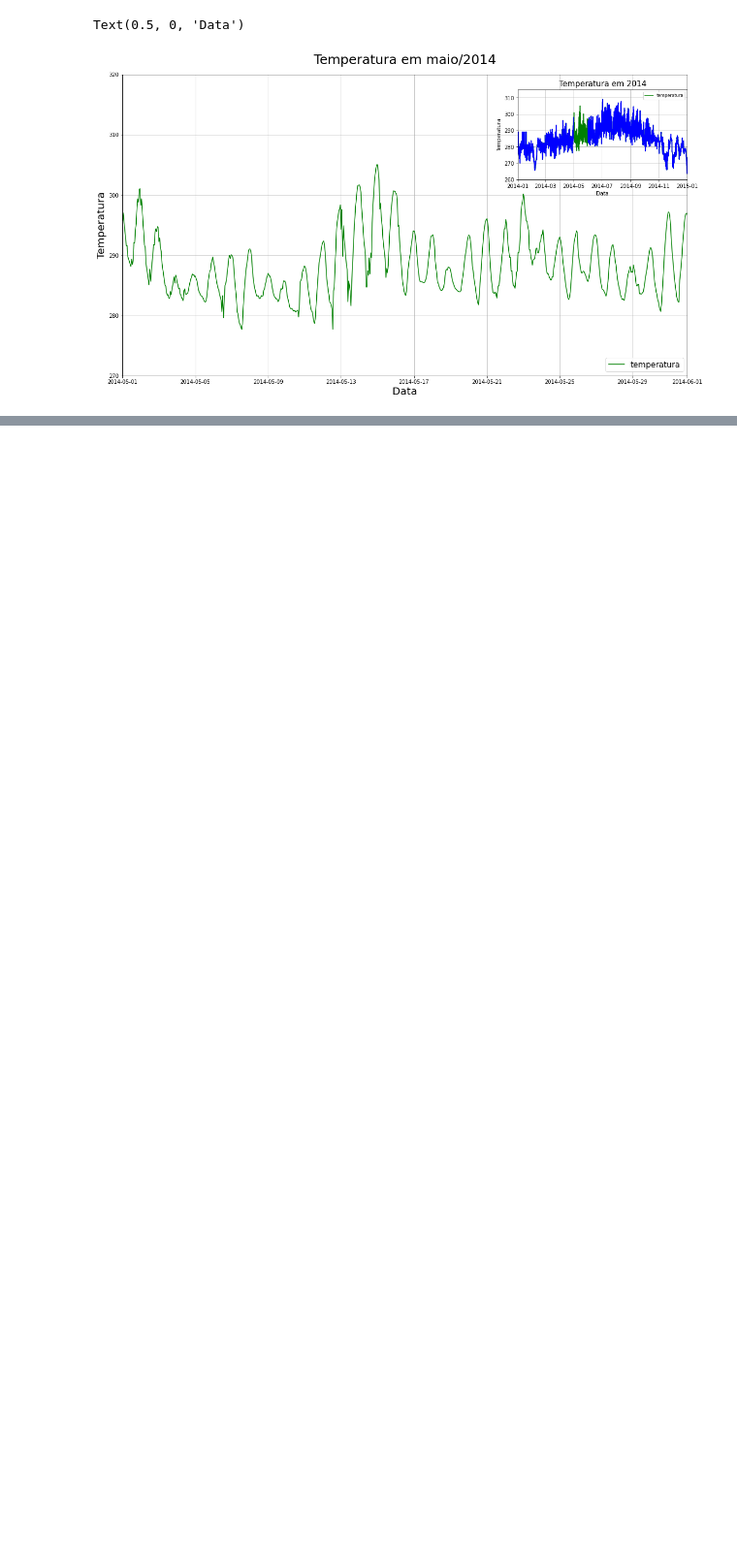
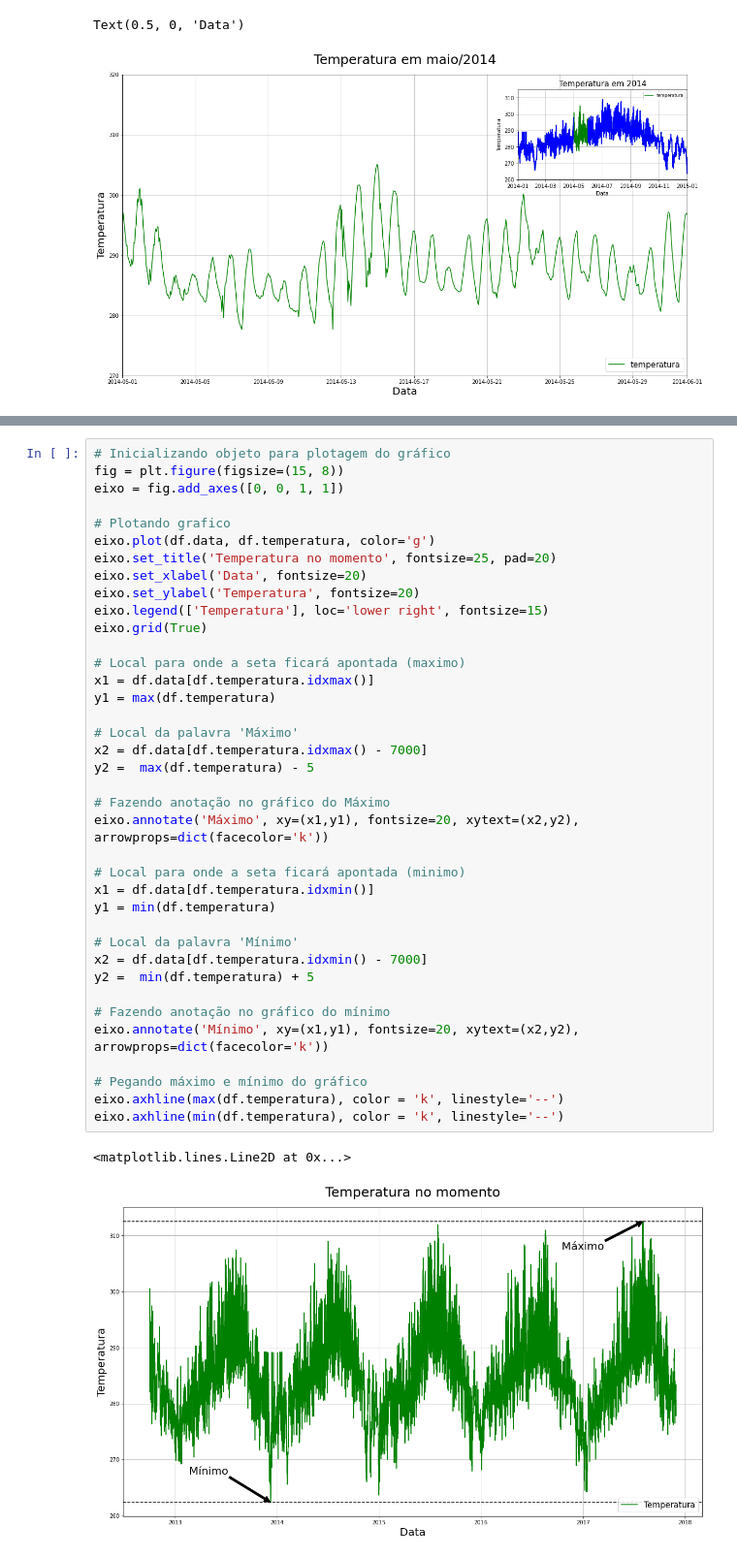
Before and after one commit to Lyarkh/Visualizacao_Dados_com_Python, a Jupyter notebook: Visualização_matplotlib/Visualizacoes_matplotlib.ipynb, the cells around one changed output, grey strips where cells are left out. Shown at 97% size. Saved outputs shown, nothing was run; the diff lists cells and outputs as text; blank space fills up the shorter version.

```diff
--- a/Visualização_matplotlib/Visualizacoes_matplotlib.ipynb
+++ b/Visualização_matplotlib/Visualizacoes_matplotlib.ipynb
@@ -295,0 +367,41 @@ Text(0.5, 0, 'Data')
+# %%
+# Inicializando objeto para plotagem do gráfico
+fig = plt.figure(figsize=(15, 8))
+eixo = fig.add_axes([0, 0, 1, 1])
+
+# Plotando grafico
+eixo.plot(df.data, df.temperatura, color='g')
+eixo.set_title('Temperatura no momento', fontsize=25, pad=20)
+eixo.set_xlabel('Data', fontsize=20)
+eixo.set_ylabel('Temperatura', fontsize=20)
+eixo.legend(['Temperatura'], loc='lower right', fontsize=15)
+eixo.grid(True)
+
+# Local para onde a seta ficará apontada (maximo)
+x1 = df.data[df.temperatura.idxmax()]
+y1 = max(df.temperatura)
+
+# Local da palavra 'Máximo'
+x2 = df.data[df.temperatura.idxmax() - 7000]
+y2 =  max(df.temperatura) - 5
+
+# Fazendo anotação no gráfico do Máximo
+eixo.annotate('Máximo', xy=(x1,y1), fontsize=20, xytext=(x2,y2), arrowprops=dict(facecolor='k'))
+
+# Local para onde a seta ficará apontada (minimo)
+x1 = df.data[df.temperatura.idxmin()]
+y1 = min(df.temperatura)
+
+# Local da palavra 'Mínimo'
+x2 = df.data[df.temperatura.idxmin() - 7000]
+y2 =  min(df.temperatura) + 5
+
+# Fazendo anotação no gráfico do mínimo
+eixo.annotate('Mínimo', xy=(x1,y1), fontsize=20, xytext=(x2,y2), arrowprops=dict(facecolor='k'))
+
+# Pegando máximo e mínimo do gráfico
+eixo.axhline(max(df.temperatura), color = 'k', linestyle='--')
+eixo.axhline(min(df.temperatura), color = 'k', linestyle='--')
+# %% [output]
+<matplotlib.lines.Line2D at 0x...>
+[figure, added]
```
Also changed, not shown: parts of 13 cells of this notebook.
